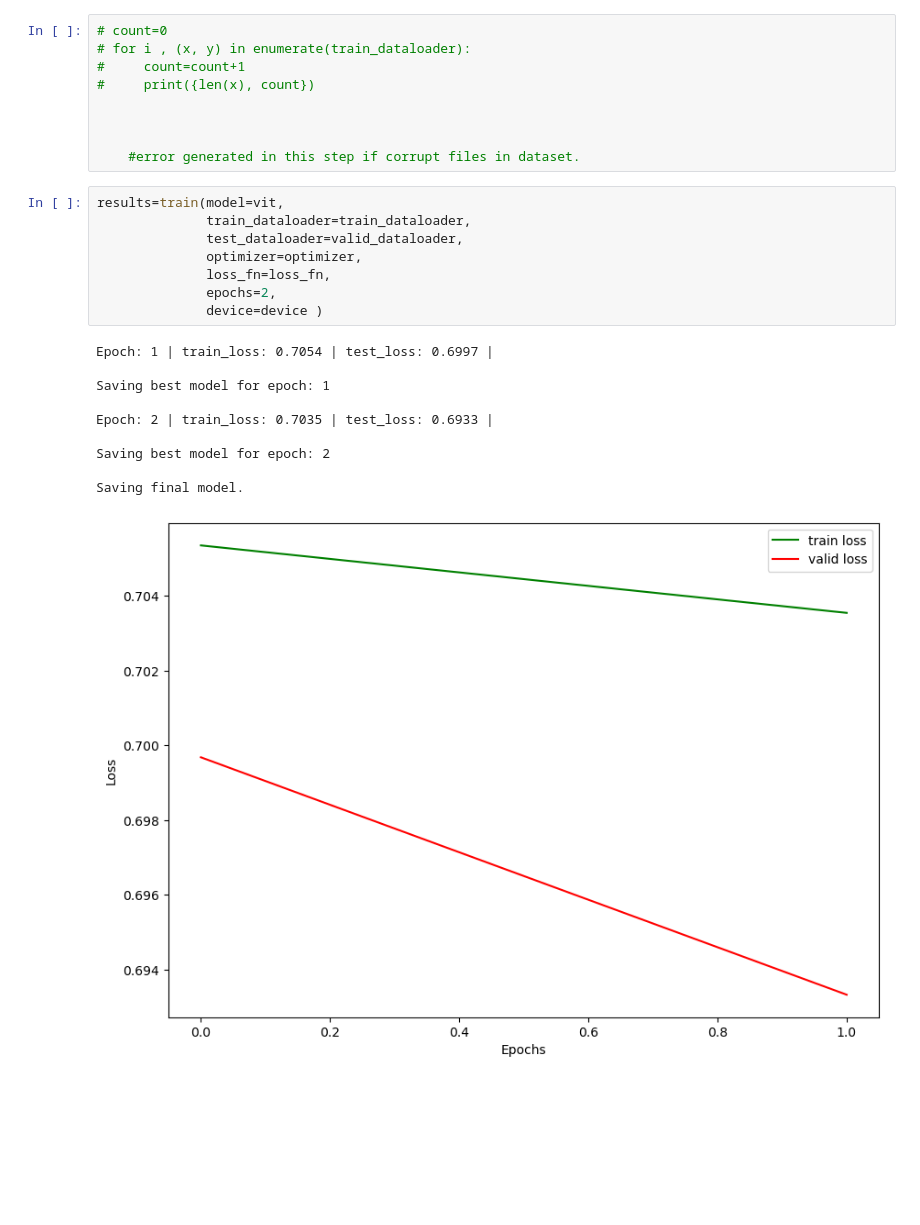
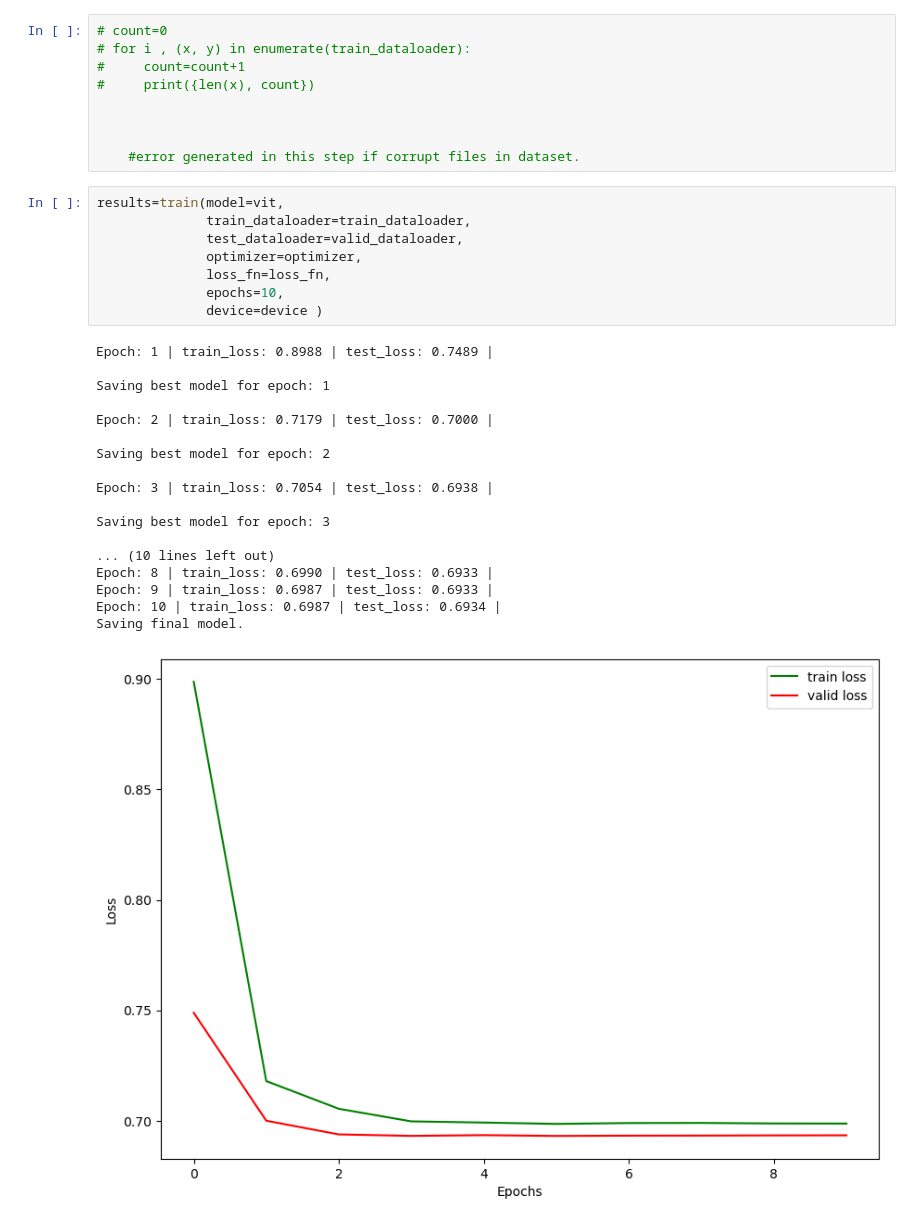
Before and after one commit to kohlivrinda/Art-ViT, a Jupyter notebook: art-vit.ipynb, the cells around one changed output. Saved outputs shown, nothing was run; the diff lists cells and outputs as text; blank space fills up the shorter version.

Commit message:
manually trained vit

```diff
--- a/art-vit.ipynb
+++ b/art-vit.ipynb
@@ -624,19 +624,27 @@ len(train_dataloader)
 # %%
 results=train(model=vit,
               train_dataloader=train_dataloader,
               test_dataloader=valid_dataloader,
               optimizer=optimizer,
               loss_fn=loss_fn,
-              epochs=2,
+              epochs=10,
               device=device )
 # %% [output]
-Epoch: 1 | train_loss: 0.7054 | test_loss: 0.6997 |
+Epoch: 1 | train_loss: 0.8988 | test_loss: 0.7489 |
 
 Saving best model for epoch: 1
 
-Epoch: 2 | train_loss: 0.7035 | test_loss: 0.6933 |
+Epoch: 2 | train_loss: 0.7179 | test_loss: 0.7000 |
 
 Saving best model for epoch: 2
 
+Epoch: 3 | train_loss: 0.7054 | test_loss: 0.6938 |
+
+Saving best model for epoch: 3
+
+... (10 lines left out)
+Epoch: 8 | train_loss: 0.6990 | test_loss: 0.6933 |
+Epoch: 9 | train_loss: 0.6987 | test_loss: 0.6933 |
+Epoch: 10 | train_loss: 0.6987 | test_loss: 0.6934 |
 Saving final model.
-[figure, old version]
+[figure, new version]
```
Also changed, not shown: parts of 2 cells of this notebook.
